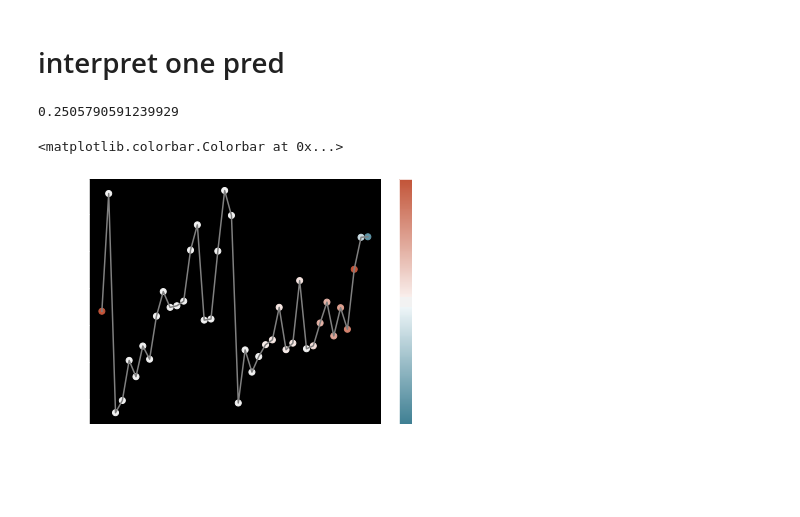
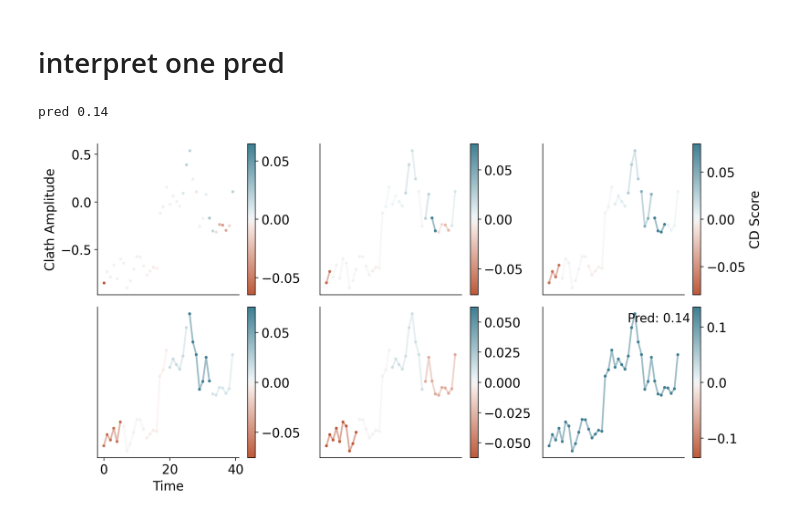
Before and after one commit to Yu-Group/molecular-partner-prediction, a Jupyter notebook: notebooks/09_interpret_dnn.ipynb, the cells around one changed output. Saved outputs shown, nothing was run; the diff lists cells and outputs as text; code cells hidden in the pictures; blank space fills up the shorter version.

Commit message:
cd plot at different scales

```diff
--- a/notebooks/09_interpret_dnn.ipynb
+++ b/notebooks/09_interpret_dnn.ipynb
@@ -105,34 +157,11 @@ for feat_name in tqdm(feat_names):
 # %%
 track_name = 'X_same_length_normalized'
-x = X.iloc[0:1]
+x = X.iloc[7:8]
 xtrack = x[track_name]
 xtrack_t = torch.tensor(np.array(list(xtrack.values)), dtype=torch.float)
 xfeats = x[[c for c in x.columns if c != track_name]]
 xfeats_t = torch.tensor(np.array(xfeats).astype(float), dtype=torch.float)
+pred = dnn.model(xtrack_t, xfeats_t).item()
+print(f'pred {pred:0.2f}')
+# %% [output]
+pred 0.14
-# %%
-def cd_score(start, stop, model):
-    mask = torch.zeros(xfeats_t.shape)
-    mask[start: stop] = 1
-    rel_feats = mask * xfeats_t
-    irrel_feats = xfeats_t - rel_feats
-    with torch.no_grad():
-        rel, irrel = cd_propagate.propagate_lstm(xtrack_t.unsqueeze(-1), dnn.model.lstm, start=start, stop=stop, my_device='cpu')
-    rel = rel.squeeze(0)
-    irrel = irrel.squeeze(0)
-    h_rel = torch.cat((rel, rel_feats), 1)
-    h_irrel = torch.cat((irrel, irrel_feats), 1)
-    rel, irrel = cd_propagate.propagate_conv_linear(h_rel, h_irrel, dnn.model.fc)
-    return rel.item()
-cd_scores = [cd_score(s, s + 1, dnn.model) for s in tqdm(range(40))]
-# pred = dnn.model(xtrack_t, xfeats_t)
-# %%
-vabs = np.max(np.abs(cd_scores))
-print(vabs)
-plt.scatter(np.arange(40), xtrack.iloc[0], c=cd_scores, vmin=-vabs, vmax=vabs,
-            cmap=sns.diverging_palette(220, 20, as_cmap=True)) #, cmap='RdBlue
-plt.plot(np.arange(40), xtrack.iloc[0], color='gray')
-plt.colorbar()
-# %% [output]
-0.2505790591239929
-<matplotlib.colorbar.Colorbar at 0x...>
-[figure, removed]
@@ -138,0 +195,27 @@ plt.colorbar()
+# %%
+plt.figure(dpi=200, figsize=(12, 6))
+R, C = 2, 3
+for i, track_segs in enumerate(track_segs_list):
+    ax = plt.subplot(R, C, i + 1)
+    cd_scores = cd_scores_list[i]
+    plot_segs(track_segs, cd_scores, xtrack.iloc[0], pred)
+
+    if i == C * (R - 1):
+        plt.xlabel('Time')
+    else:
+        plt.xticks([])
+    if i == 0:
+        plt.ylabel('Clath Amplitude')
+    else:
+        plt.yticks([])
+    if i  == C - 1:
+        plt.colorbar(label='CD Score')
+    else:
+        plt.colorbar()
+    if i ==  C * R - 1:
+        plt.text(0.6, 0.9,
+                 f'Pred: {pred:.2f}', fontsize='x-large', transform = ax.transAxes)
+plt.tight_layout()
+plt.show()
+# %% [output]
+[figure, added]
```
Also changed, not shown: parts of 4 cells of this notebook.
